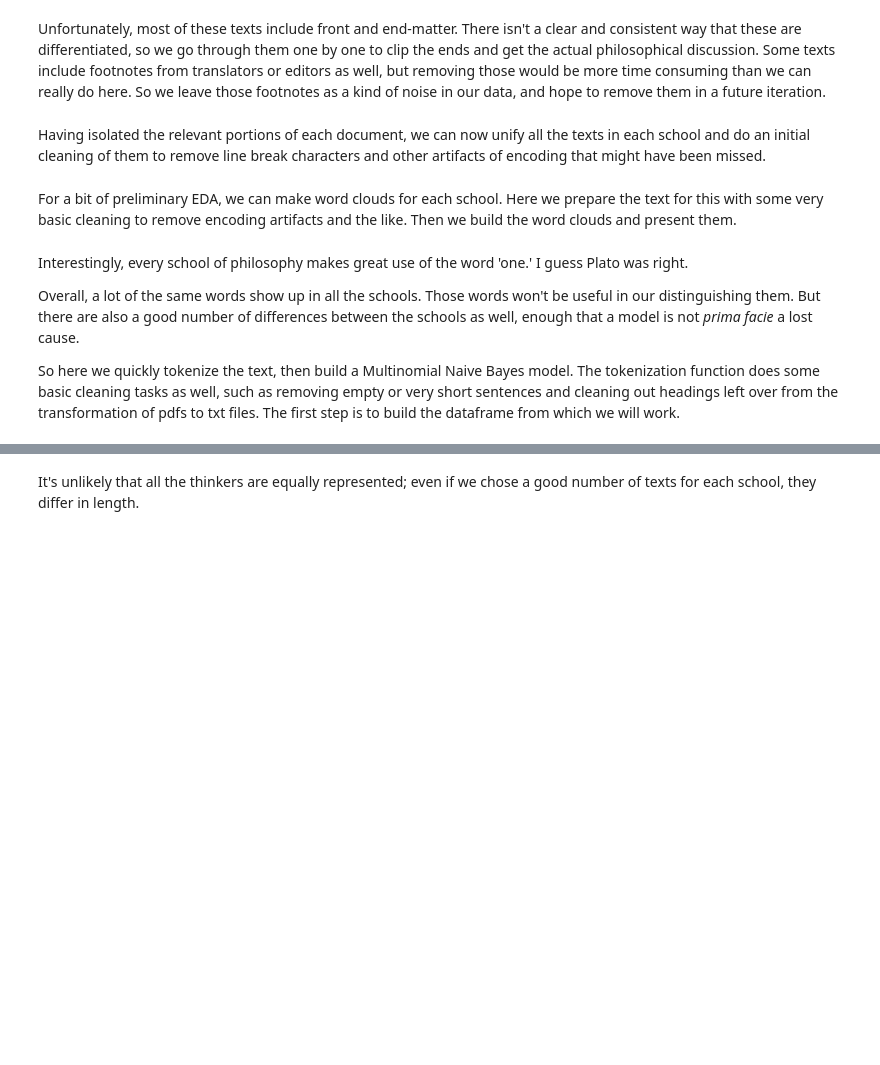
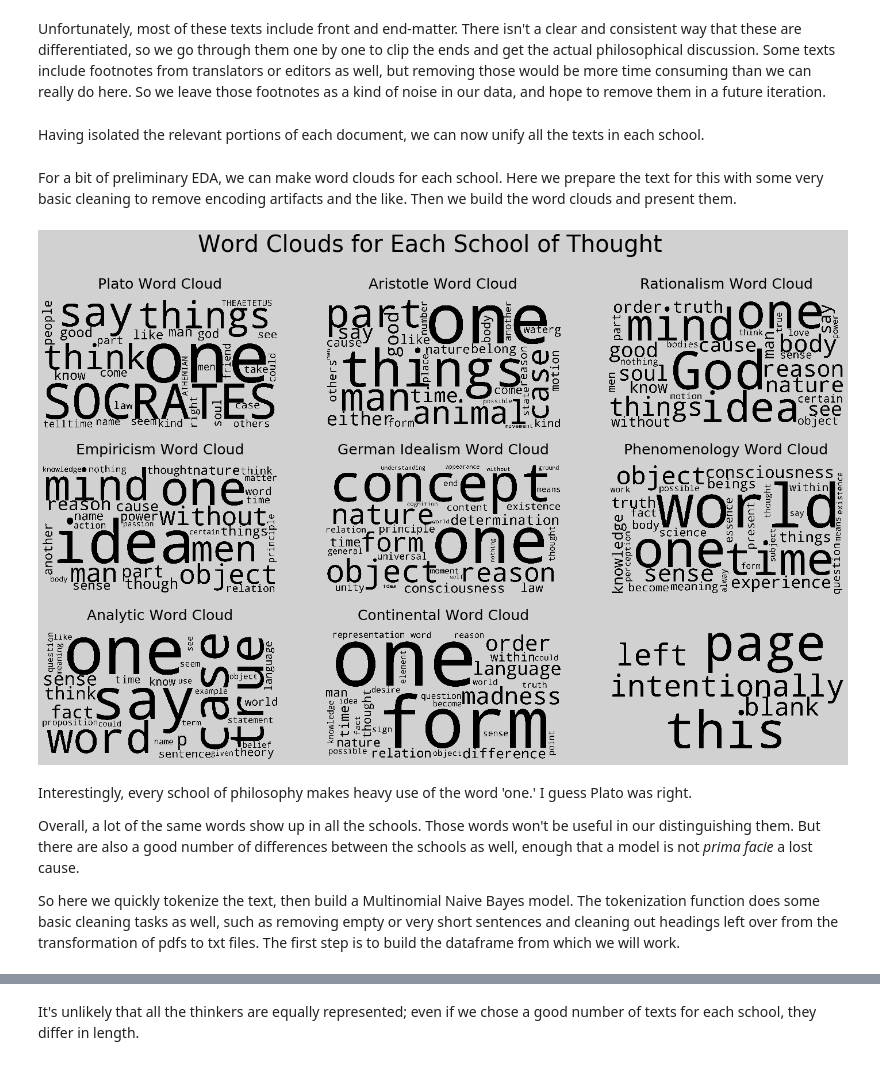
Before and after one commit to kcalizadeh/philosophy_classification_project, a Jupyter notebook: preprocessing.ipynb, the cells around one changed output, grey strips where cells are left out. Cells and saved outputs as stored; diff of their text form; code cells hidden in the pictures; blank space fills up the shorter version.

```diff
--- a/preprocessing.ipynb
+++ b/preprocessing.ipynb
@@ -139,5 +133,5 @@
 # %% [markdown]
-Having isolated the relevant portions of each document, we can now unify all the texts in each school and do an initial cleaning of them to remove line break characters and other artifacts of encoding that might have been missed.
+Having isolated the relevant portions of each document, we can now unify all the texts in each school.
 # %%
 # a list of books for each school, then aggregated and entered into a dictionary
 plato_texts = [plato_complete]
@@ -171,31 +165,32 @@ for school in text_dict.keys():
 # %%
-fig, ((ax1, ax2, ax3), (ax4, ax5, ax6), (ax7, ax8)) = plt.subplots(3, 3, figsize=(25, 15))
+fig, ((ax1, ax2, ax3), (ax4, ax5, ax6), (ax7, ax8, ax9)) = plt.subplots(3, 3, figsize=(25, 15))
 fig.tight_layout(rect=[2, 2, 1, 3])
 fig.suptitle('Word Clouds for Each School of Thought', size=40)
 ax1.imshow(cloud_dict['plato'])
 ax1.set_title('Plato Word Cloud', size=25, pad=20)
 ax2.imshow(cloud_dict['aristotle'])
 ax2.set_title('Aristotle Word Cloud', size=25, pad=20)
 ax3.imshow(cloud_dict['rationalism'])
 ax3.set_title('Rationalism Word Cloud', size=25, pad=20)
 ax4.imshow(cloud_dict['empiricism'])
 ax4.set_title('Empiricism Word Cloud', size=25, pad=20)
 ax5.imshow(cloud_dict['german_idealism'])
 ax5.set_title('German Idealism Word Cloud', size=25, pad=20)
 ax6.imshow(cloud_dict['phenomenology'])
 ax6.set_title('Phenomenology Word Cloud', size=25, pad=20)
-ax7.imshow(cloud_dict['early_analytic'])
-ax7.set_title('Early Analytic Word Cloud', size=25, pad=20)
-ax8.imshow(cloud_dict['modern_analytic'])
-ax8.set_title('Modern Analytic Word Cloud', size=25, pad=20)
-ax9.imshow(cloud_dict['continental'])
-ax9.set_title('Continental Word Cloud', size=25, pad=20)
+ax7.imshow(cloud_dict['analytic'])
+ax7.set_title('Analytic Word Cloud', size=25, pad=20)
+ax8.imshow(cloud_dict['continental'])
+ax8.set_title('Continental Word Cloud', size=25, pad=20)
+ax9.imshow(cloud_dict['middle'])
 for ax in fig.axes:
     ax.axis('off')
 fig.patch.set_facecolor('#D1D1D1')
 plt.show()
+# %% [output]
+[figure, added]
 # %% [markdown]
-Interestingly, every school of philosophy makes great use of the word 'one.' I guess Plato was right.
+Interestingly, every school of philosophy makes heavy use of the word 'one.' I guess Plato was right.
 
 Overall, a lot of the same words show up in all the schools. Those words won't be useful in our distinguishing them. But there are also a good number of differences between the schools as well, enough that a model is not *prima facie* a lost cause.
 
```
Also changed, not shown: parts of 37 cells of this notebook, 2 other files.
